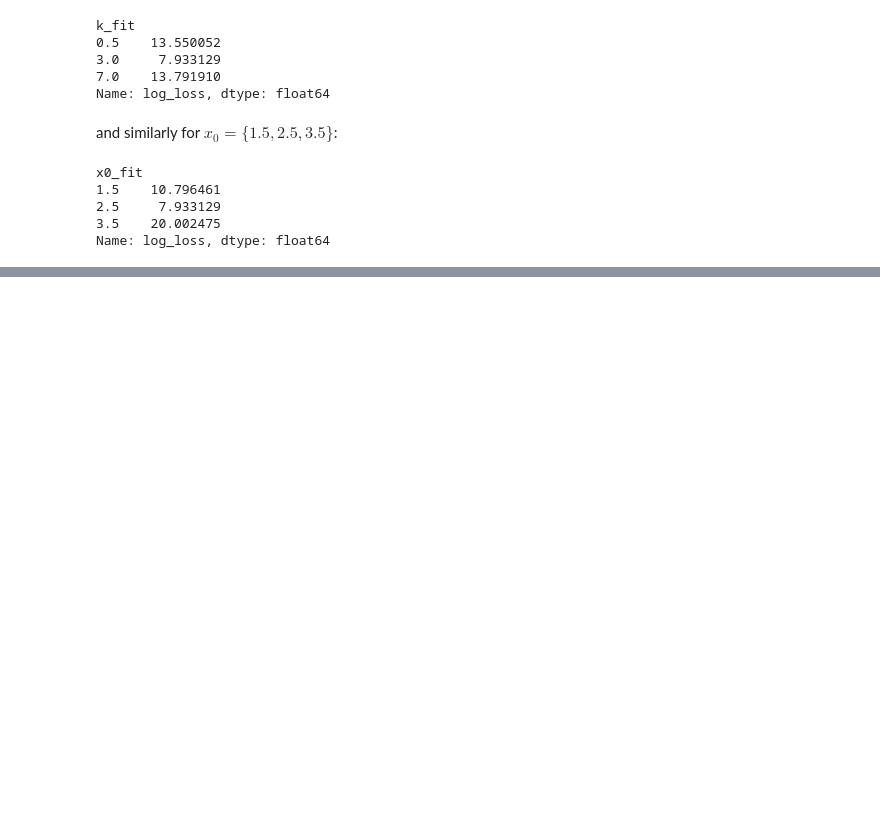
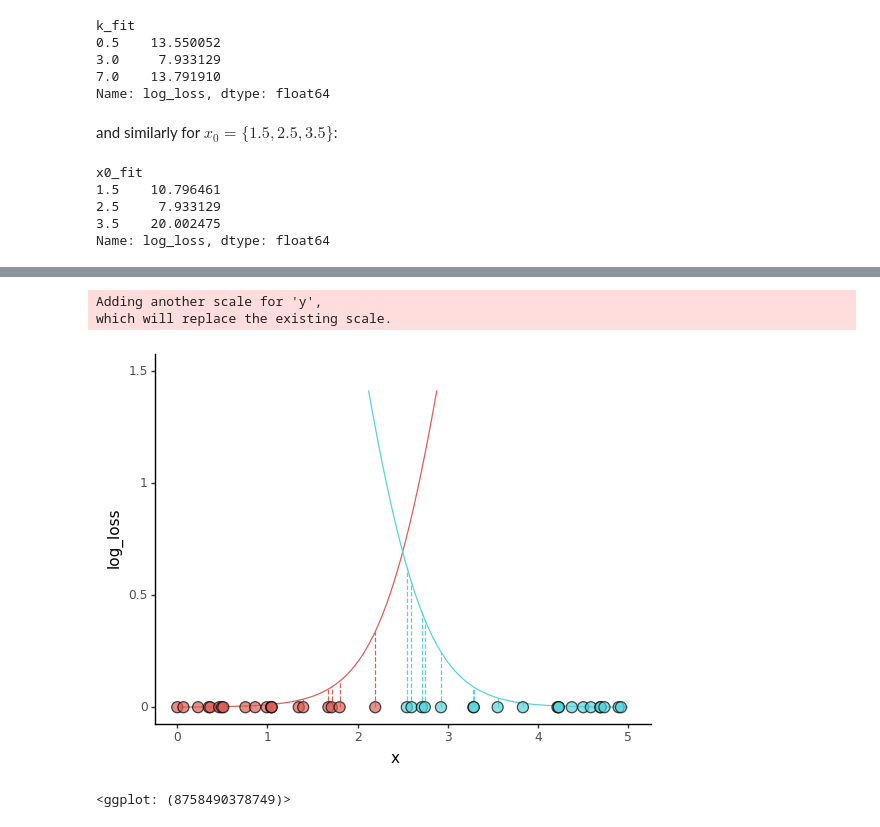
Before and after one commit to igor-sb/blog, a Jupyter notebook: notebooks/logistic_regression.ipynb, the cells around one changed output, grey strips where cells are left out. Saved outputs shown, nothing was run; the diff lists cells and outputs as text; code cells hidden in the pictures; blank space fills up the shorter version.

```diff
--- a/notebooks/logistic_regression.ipynb
+++ b/notebooks/logistic_regression.ipynb
@@ -174,8 +174,8 @@ def plot_logistic_fit(df, logloss_df):
 		+ p9.theme(legend_position='none')
 	)
 
-def create_sample_and_logloss_data(k, x0, k_fit, x0_fit, n_points):
-	df = create_sample_data(k, x0, n_points)
+def create_sample_and_logloss_data(k, x0, k_fit, x0_fit, n_points, seed=1):
+	df = create_sample_data(k, x0, n_points, seed)
 	df['p_x_fit'] = logistic(df['x'], k_fit, x0_fit)
 	df['log_loss'] = log_loss(df['p_x_fit'], df['y'])
 	logloss_df = create_smooth_logloss_data(k_fit, x0_fit)
@@ -288,0 +350,35 @@ Name: log_loss, dtype: float64
+# %%
+def create_perfectly_sep_data_and_logloss(k, x0, k_fit, x0_fit, n_points, seed=1):
+    np.random.seed(seed)
+    perfect_sep_data = pd.DataFrame({
+        'x': np.concatenate((
+            uniform.rvs(loc=0, scale=2.5, size=n_points // 2),
+            uniform.rvs(loc=2.5, scale=2.5, size=n_points // 2)
+        )),
+        'y': np.concatenate((
+            [0] * (n_points // 2),
+            [1] * (n_points // 2)
+        ))
+    }).sort_values('x', ignore_index=True)
+    perfect_sep_data['p_x'] = logistic(perfect_sep_data['x'], k_fit, x0_fit)
+    perfect_sep_data['log_loss'] = log_loss(perfect_sep_data['p_x'], perfect_sep_data['y'])
+
+    logloss_df = create_smooth_logloss_data(k_fit, x0_fit)
+    return (perfect_sep_data, logloss_df)
+# %%
+perfect_sep_data, logloss_df = create_perfectly_sep_data_and_logloss(
+    k=3,
+    x0=2.5,
+    k_fit=3,
+    x0_fit=2.5,
+    n_points=40,
+)
+
+logistic_plot = plot_logistic_fit(perfect_sep_data, logloss_df)
+logistic_plot += p9.ylim(0, 1.5)
+logistic_plot
+# %% [output]
+Adding another scale for 'y',
+which will replace the existing scale.
+[figure, added]
+<ggplot: (8758490378749)>
```
Also changed, not shown: parts of 16 cells of this notebook.
